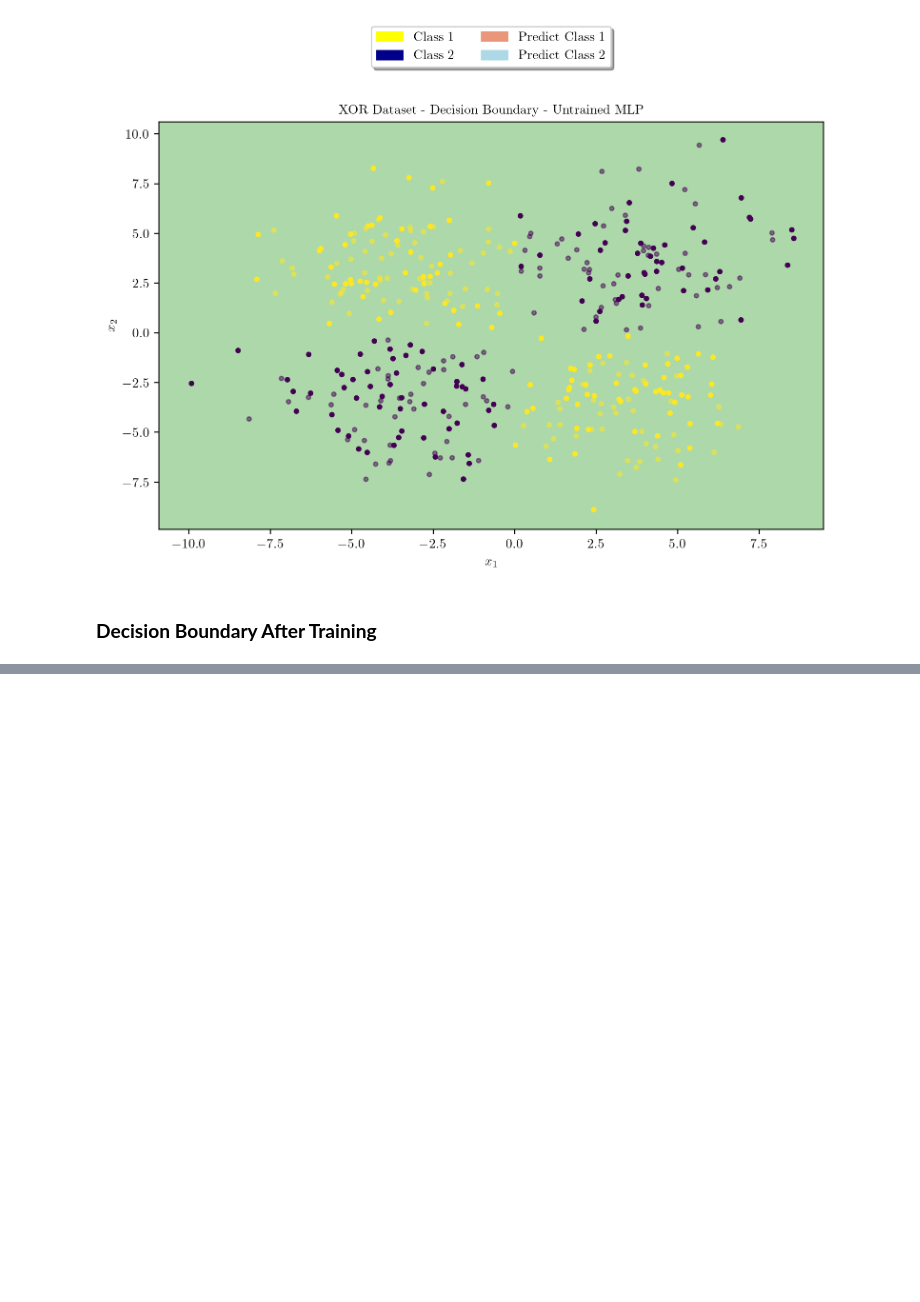
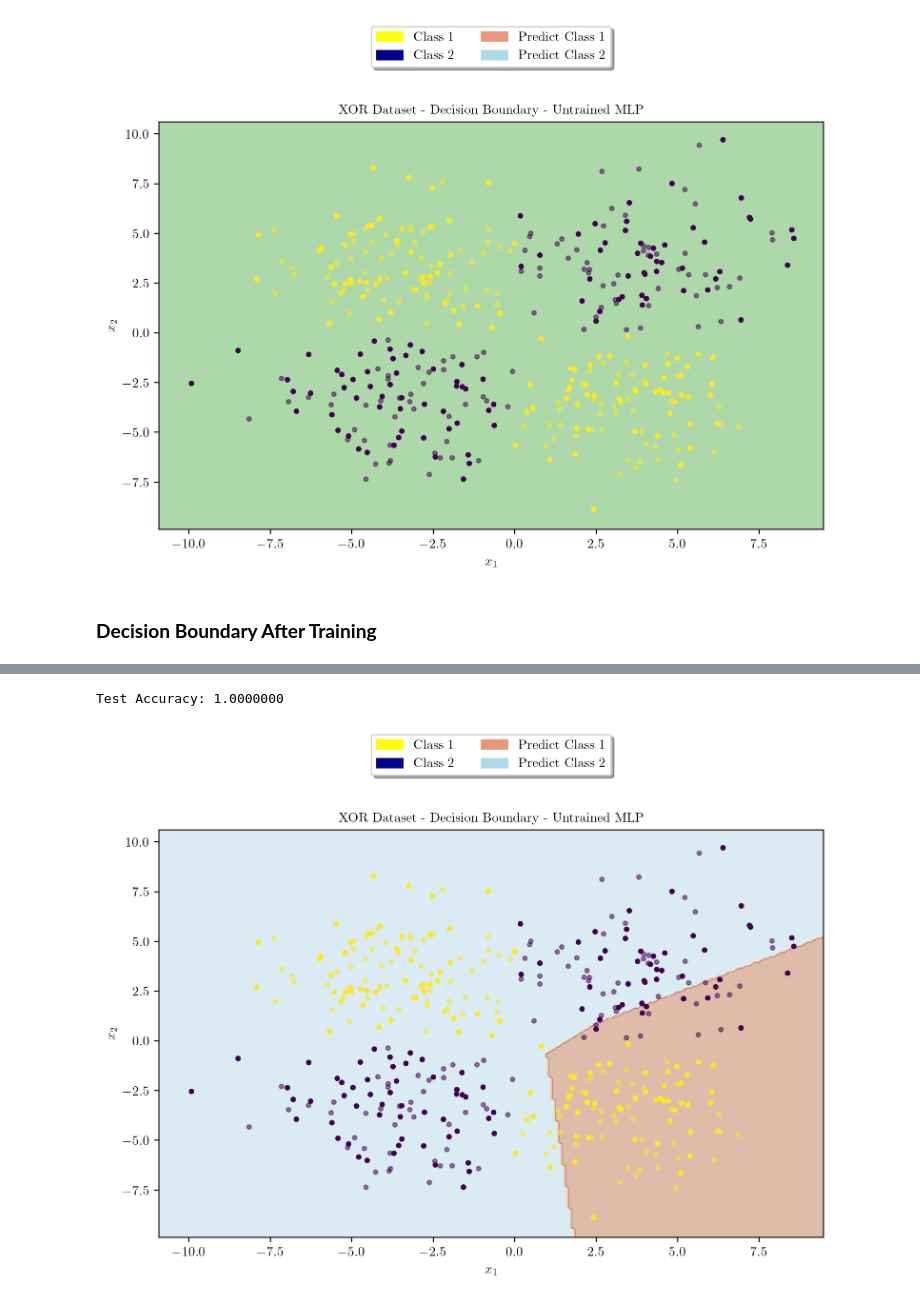
Before and after one commit to Robohrriday/ML_2024_TensionFlow_A3, a Jupyter notebook: Question2.ipynb, the cells around one changed output, grey strips where cells are left out. Saved outputs shown, nothing was run; the diff lists cells and outputs as text; code cells hidden in the pictures; blank space fills up the shorter version.

```diff
--- a/Question2.ipynb
+++ b/Question2.ipynb
@@ -212,0 +215,11 @@ plot_decision_boundary(X_train, X_test, y_train, y_test, model, "XOR Dataset - D
+# %%
+class XORMLP1(nn.Module):
+  def __init__(self, hidden_layer1):
+    super().__init__()
+    self.lin1 = nn.Linear(2, hidden_layer1)
+    self.lin2 = nn.Linear(hidden_layer1, 1)
+
+  def forward(self, x):
+    x = torch.relu(self.lin1(x))
+    logits = self.lin2(x)
+    return logits
@@ -212,0 +295,16 @@ plot_decision_boundary(X_train, X_test, y_train, y_test, model, "XOR Dataset - D
+# %%
+model.eval()
+
+with torch.no_grad():
+    logits = model(X_test)
+    predictions = (logits > 0).float()
+    accuracy = (predictions == y_test).sum().item() / y_test.size(0)
+    print(f"Test Accuracy: {accuracy:.7f}")
+# %% [output]
+Test Accuracy: 1.0000000
+# %%
+latexify(columns = 2, fig_width = 9)
+model = XORMLP1(hidden_layer1 = 3)
+plot_decision_boundary(X_train, X_test, y_train, y_test, model, "XOR Dataset - Decision Boundary - Untrained MLP")
+# %% [output]
+[figure, added]
```
Also changed, not shown: parts of 36 cells of this notebook, 4 other files.
